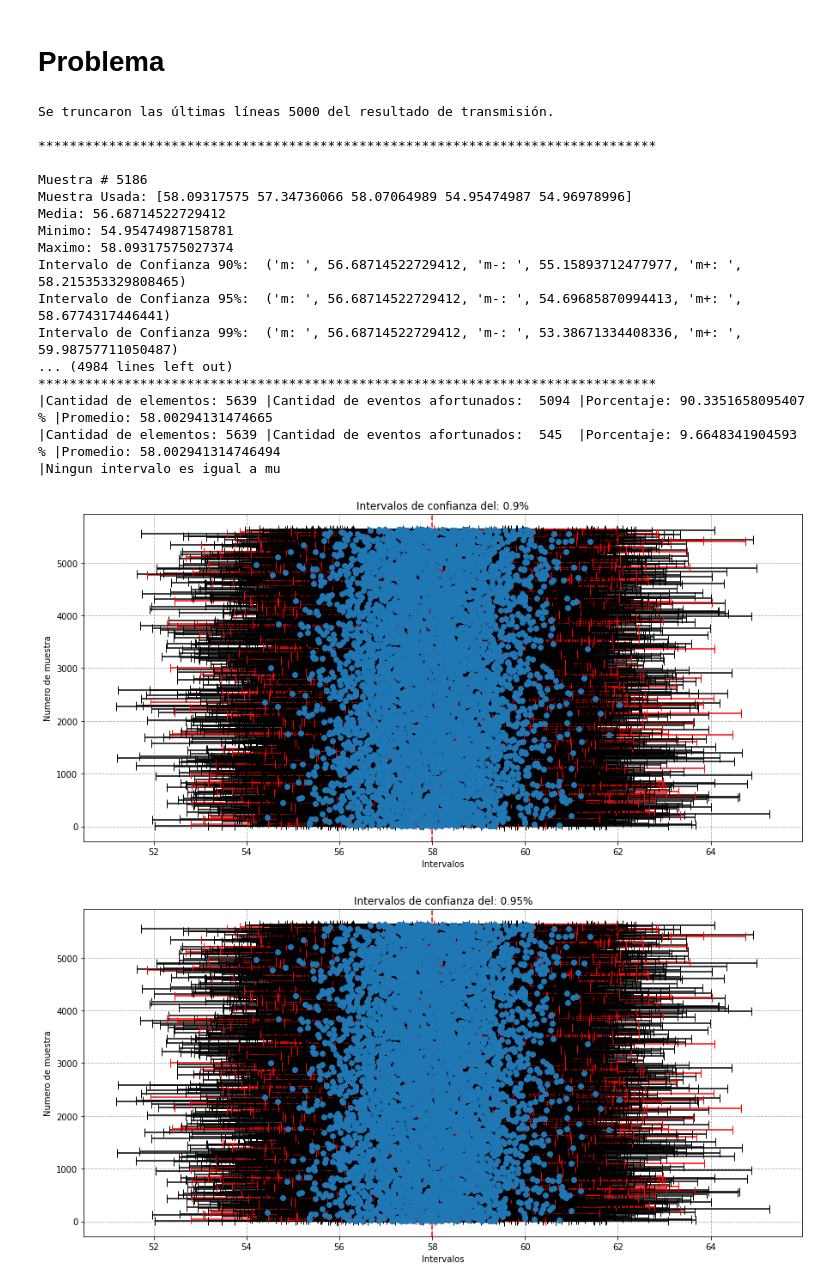
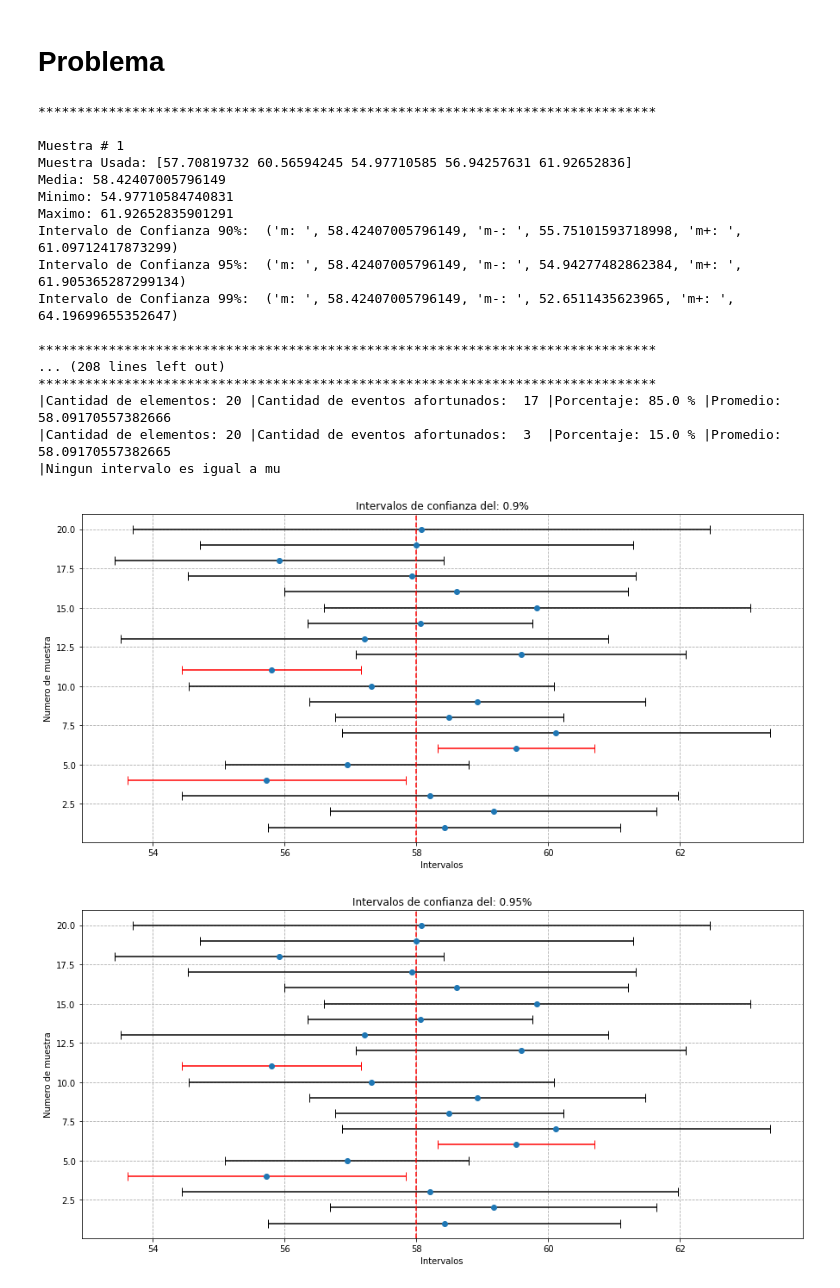
Before and after one commit to MJVNOR/WorkStatistic, a Jupyter notebook: Proyecto_tecnológico.ipynb, the cells around one changed output. Cells and saved outputs as stored; diff of their text form; code cells hidden in the pictures.

```diff
--- a/Proyecto_tecnológico.ipynb
+++ b/Proyecto_tecnológico.ipynb
@@ -121,7 +121,7 @@ arreglointervaloIngualMu = []
 intervaloIngualMu = 0
 
 #INGERSAR CANTIDAD DE MUESTRAS
-cantMuestras = 5639
+cantMuestras = 20
 #TAMAÑO DE LAS MUESTRAS
 tamañoDeLaMuestra = 5
 #VALORES DE MU Y SIGMA
@@ -166,45 +166,45 @@ for i in range(cantMuestras):
 
     else:
       intervalosDesAfortunados += 1
       arregloIntervalosDesAfortunados.append(m)
 
     if m == mu :
       intervaloIngualMu += 1
       arreglointervaloIngualMu.append(m)
 
 
 
 
     n5 = []
 
 print("*******************************************************************************")
 ################################################################################
 print("|Cantidad de elementos:", cantMuestras,"|Cantidad de eventos afortunados: ",intervalosAfortunados, "|Porcentaje:", reglaDeTres(cantMuestras, intervalosAfortunados),"% |Promedio:", media(arregloIntervalosAfortunados))
 print("|Cantidad de elementos:", cantMuestras,"|Cantidad de eventos afortunados: ",intervalosDesAfortunados, " |Porcentaje:", reglaDeTres(cantMuestras, intervalosDesAfortunados), "% |Promedio:", media(arregloIntervalosDesAfortunados))
 if intervaloIngualMu > 0 :
   print("|Cantidad de elementos:", cantMuestras,"|Cantidad de eventos igual a  mu: ",intervaloIngualMu, " |Porcentaje:", reglaDeTres(cantMuestras, intervaloIngualMu), "% |Promedio:", media(arreglointervaloIngualMu))
 else:
   print("|Ningun intervalo es igual a mu")
 graficoError(cantMuestras, m, muestrasTam, error1, error2, promedio, mu, 0.90)
 graficoError(cantMuestras, m2, muestrasTam, error1, error2, promedio, mu, 0.95)
 graficoError(cantMuestras, m3, muestrasTam, error1, error2, promedio, mu, 0.99)
 # %% [output]
-Se truncaron las últimas líneas 5000 del resultado de transmisión.
+*******************************************************************************
+
+Muestra # 1
+Muestra Usada: [57.70819732 60.56594245 54.97710585 56.94257631 61.92652836]
+Media: 58.42407005796149
+Minimo: 54.97710584740831
+Maximo: 61.92652835901291
+Intervalo de Confianza 90%:  ('m: ', 58.42407005796149, 'm-: ', 55.75101593718998, 'm+: ', 61.09712417873299)
+Intervalo de Confianza 95%:  ('m: ', 58.42407005796149, 'm-: ', 54.94277482862384, 'm+: ', 61.905365287299134)
+Intervalo de Confianza 99%:  ('m: ', 58.42407005796149, 'm-: ', 52.6511435623965, 'm+: ', 64.19699655352647)
 
 *******************************************************************************
-
-Muestra # 5186
-Muestra Usada: [58.09317575 57.34736066 58.07064989 54.95474987 54.96978996]
-Media: 56.68714522729412
-Minimo: 54.95474987158781
-Maximo: 58.09317575027374
-Intervalo de Confianza 90%:  ('m: ', 56.68714522729412, 'm-: ', 55.15893712477977, 'm+: ', 58.215353329808465)
-Intervalo de Confianza 95%:  ('m: ', 56.68714522729412, 'm-: ', 54.69685870994413, 'm+: ', 58.6774317446441)
-Intervalo de Confianza 99%:  ('m: ', 56.68714522729412, 'm-: ', 53.38671334408336, 'm+: ', 59.98757711050487)
-... (4984 lines left out)
+... (208 lines left out)
 *******************************************************************************
-|Cantidad de elementos: 5639 |Cantidad de eventos afortunados:  5094 |Porcentaje: 90.3351658095407 % |Promedio: 58.00294131474665
-|Cantidad de elementos: 5639 |Cantidad de eventos afortunados:  545  |Porcentaje: 9.6648341904593 % |Promedio: 58.002941314746494
+|Cantidad de elementos: 20 |Cantidad de eventos afortunados:  17 |Porcentaje: 85.0 % |Promedio: 58.09170557382666
+|Cantidad de elementos: 20 |Cantidad de eventos afortunados:  3  |Porcentaje: 15.0 % |Promedio: 58.09170557382665
 |Ningun intervalo es igual a mu
-[figure, old version]
+[figure, new version]
-[figure, old version]
+[figure, new version]
```
Also changed, not shown: parts of 1 cell of this notebook.
